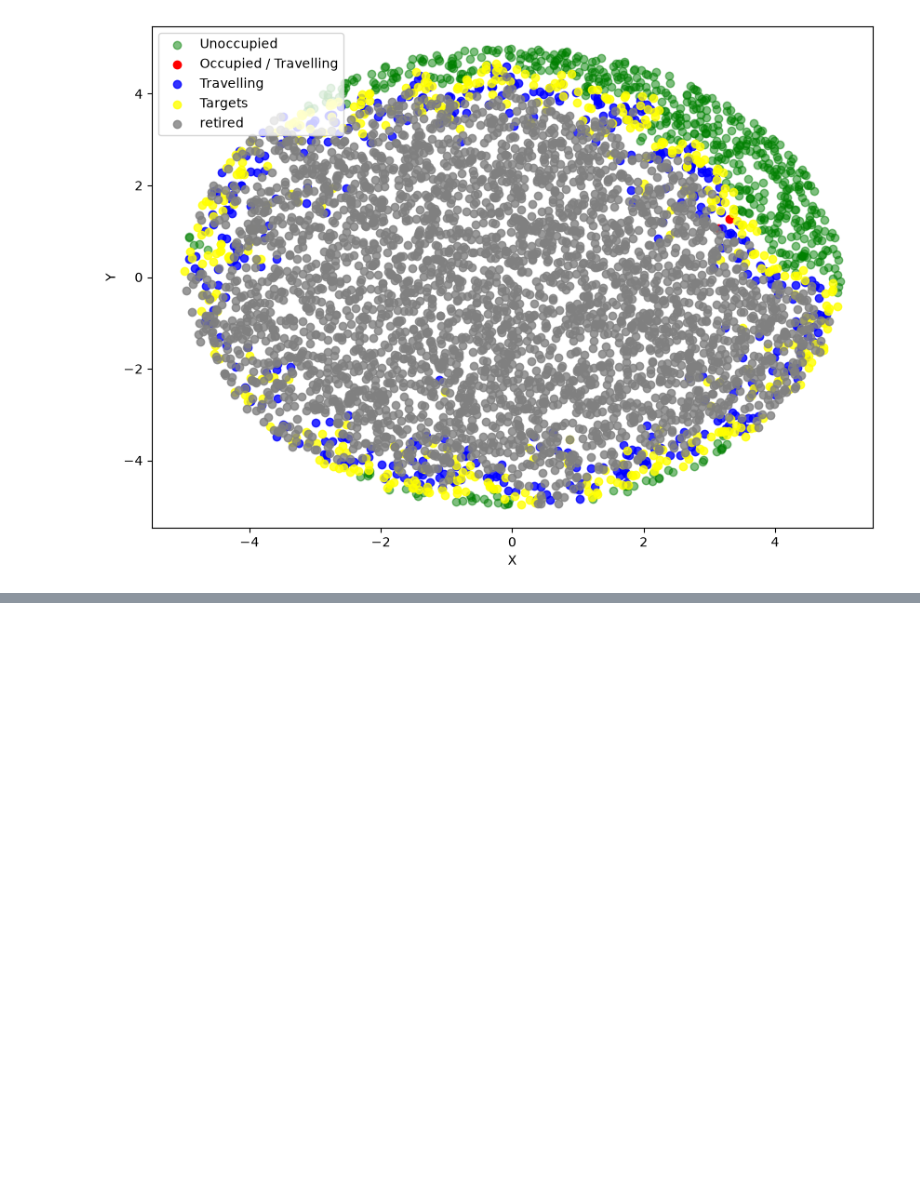
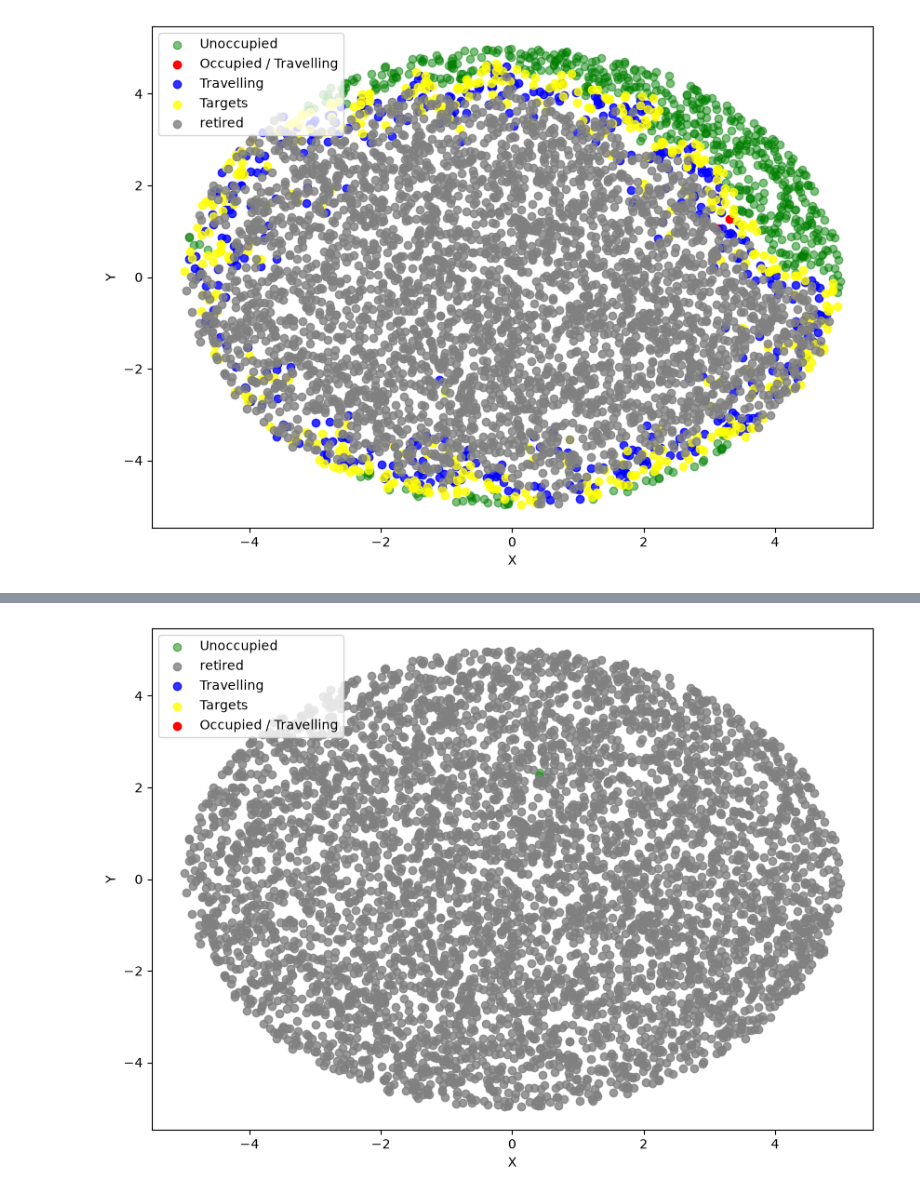
Before and after one commit to xyJohnxy/percolation-, a Jupyter notebook: status_checker.ipynb, the cells around one changed output, grey strips where cells are left out. Drawn from its saved outputs; the diff is of its cells as text; code cells hidden in the pictures; blank space fills up the shorter version.

```diff
--- a/status_checker.ipynb
+++ b/status_checker.ipynb
@@ -421,0 +494,36 @@ print(status)
+# %%
+import matplotlib.pyplot as plt
+import numpy as np
+
+# Load the file
+data = np.loadtxt("2D_quadrant_check,N=vary,N_pt=5000.dat")
+
+x = data[:, 0]
+y = data[:, 1]
+status = data[:, 2]
+
+# Create boolean masks for status filtering
+unoccupied = status == 0
+occupied = status == 1
+travelling = status == 2
+target = status == 3
+retired = status == 4
+
+fig = plt.figure(figsize=(10, 7))
+# ax = fig.add_subplot(projection="3d")
+ax = fig.add_subplot()
+
+# Plot unoccupied points (Green, lower opacity)
+ax.scatter(x[unoccupied],y[unoccupied],c="green",alpha=0.5,marker="o",label="Unoccupied")
+ax.scatter(x[retired],y[retired],c="gray",alpha=0.80,marker="o",label="retired")
+# Plot occupied & travelling points (Red, higher opacity)
+ax.scatter(x[travelling],y[travelling],c="blue",alpha=0.80,marker="o",label="Travelling")
+ax.scatter(x[target],y[target],c="yellow",alpha=0.80,marker="o",label="Targets")
+ax.scatter(x[occupied],y[occupied],c="red",alpha=1.0,marker="o",label="Occupied / Travelling")
+ax.set_xlabel("X")
+ax.set_ylabel("Y")
+# ax.set_zlabel("Z")
+ax.legend()
+plt.show()
+# %% [output]
+[figure, added]
```
Also changed, not shown: parts of 7 cells of this notebook, 14 other files.
